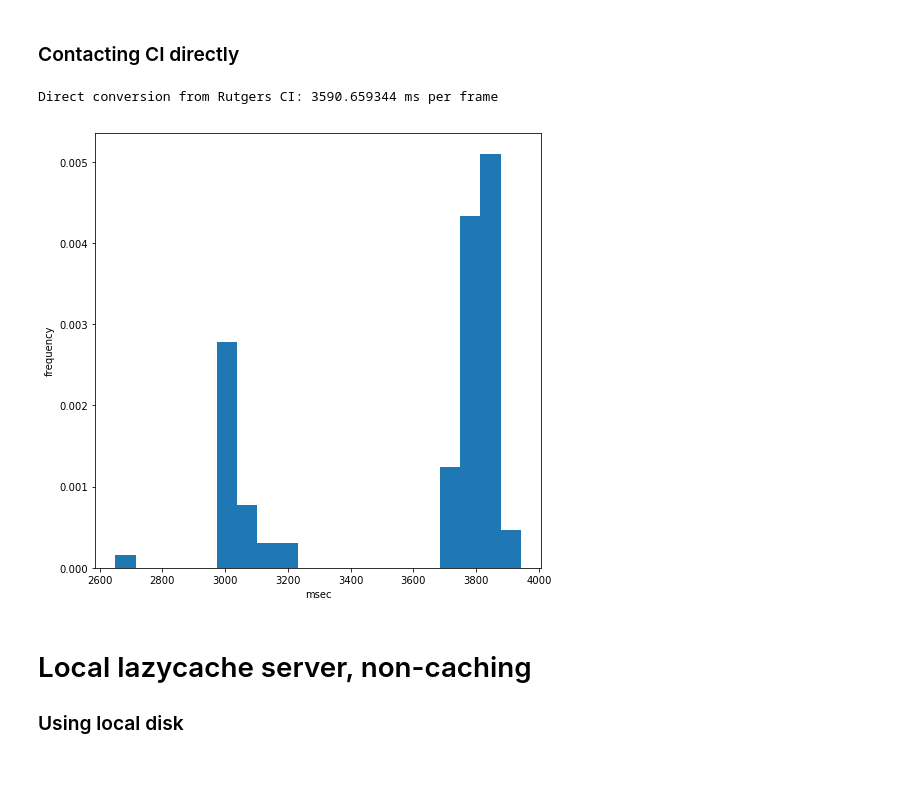
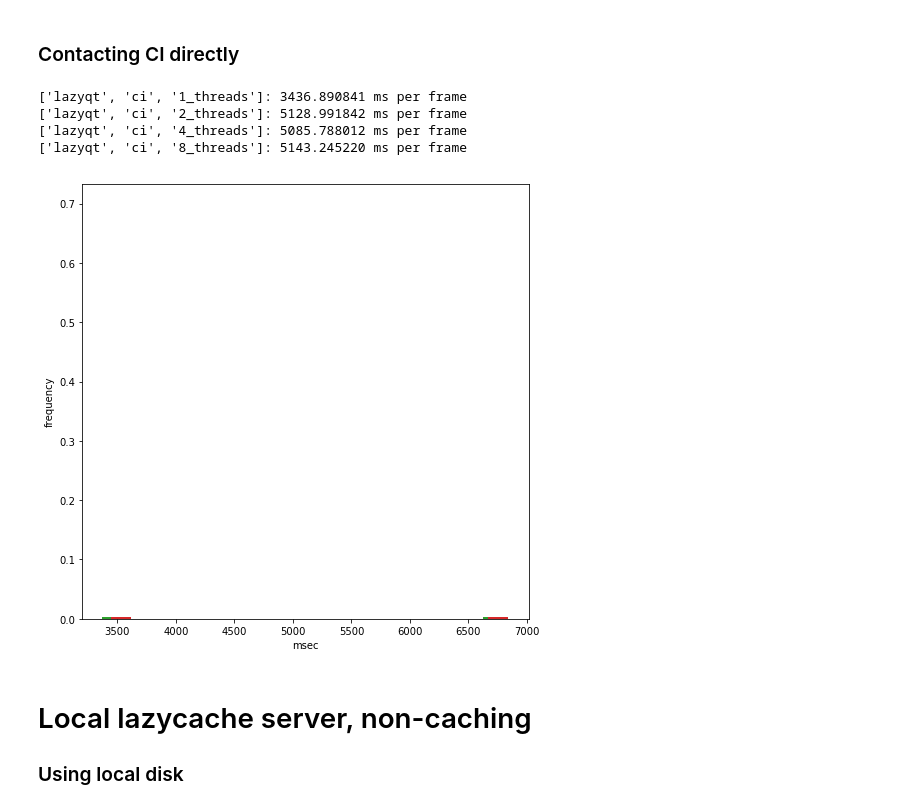
Before and after one commit to CamHD-Analysis/jupyter-lazyqt-benchmarking, a Jupyter notebook: PyCamHD Benchmarking.ipynb, the cells around one changed output. Saved outputs shown, nothing was run; the diff lists cells and outputs as text; code cells hidden in the pictures; blank space fills up the shorter version.

```diff
--- a/PyCamHD Benchmarking.ipynb
+++ b/PyCamHD Benchmarking.ipynb
@@ -73,11 +209,13 @@ Direct conversion through local HTTP Server: 110.728631 ms per frame
 # %% [markdown]
 ### Contacting CI directly
-# %%
-times = test_lazyqt("https://rawdata.oceanobservatories.org/files/")
-process_times( times, "Direct conversion from Rutgers CI")
-# %% [output]
-Direct conversion from Rutgers CI: 3590.659344 ms per frame
-[figure, removed]
+# %%
+run_analysis( lazyqt.LazyQtAccessor( ci_url_root ), ["lazyqt","ci"] )
+# %% [output]
+['lazyqt', 'ci', '1_threads']: 3436.890841 ms per frame
+['lazyqt', 'ci', '2_threads']: 5128.991842 ms per frame
+['lazyqt', 'ci', '4_threads']: 5085.788012 ms per frame
+['lazyqt', 'ci', '8_threads']: 5143.245220 ms per frame
+[figure, added]
 # %% [markdown]
 # Local lazycache server, non-caching
 
```
Also changed, not shown: parts of 29 cells of this notebook.
